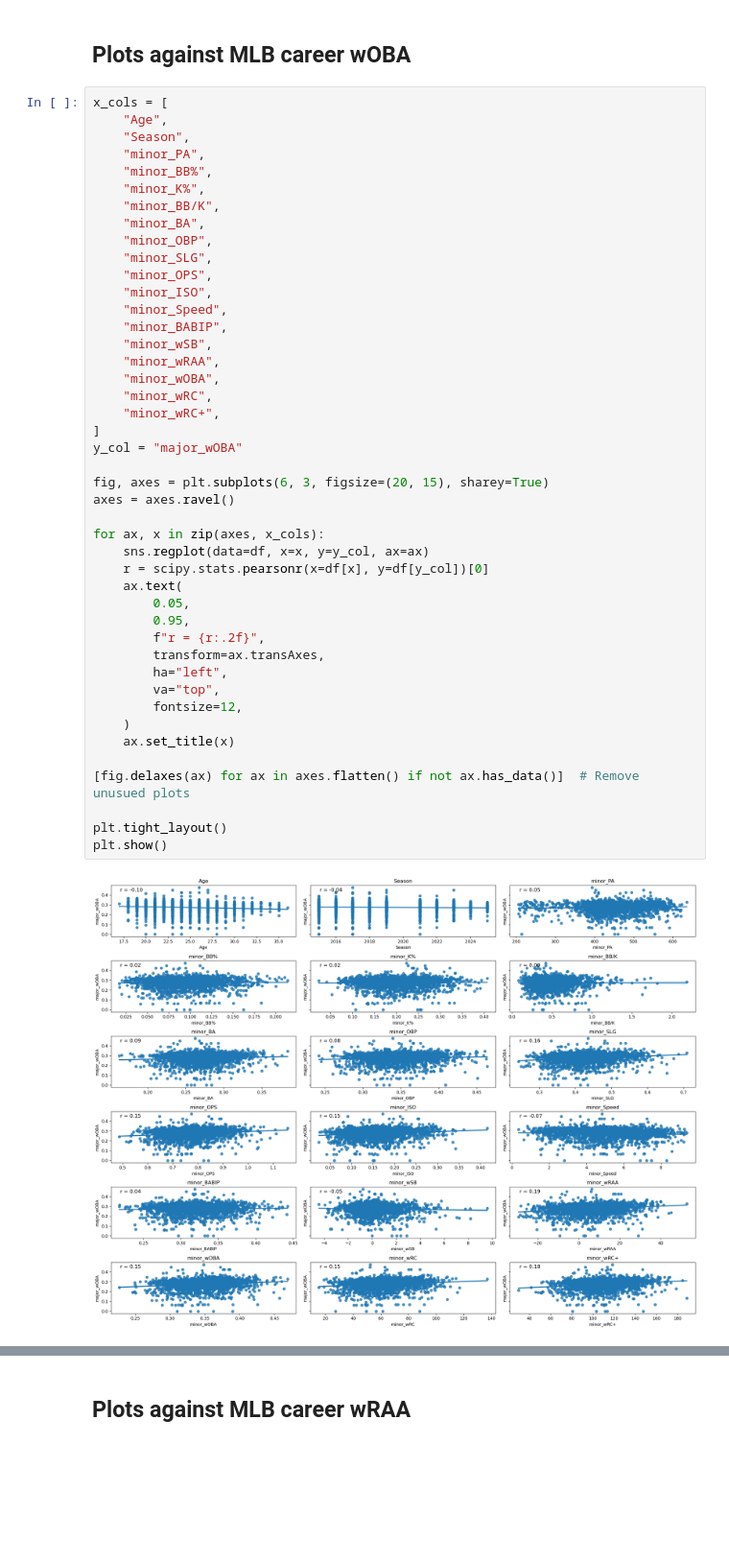
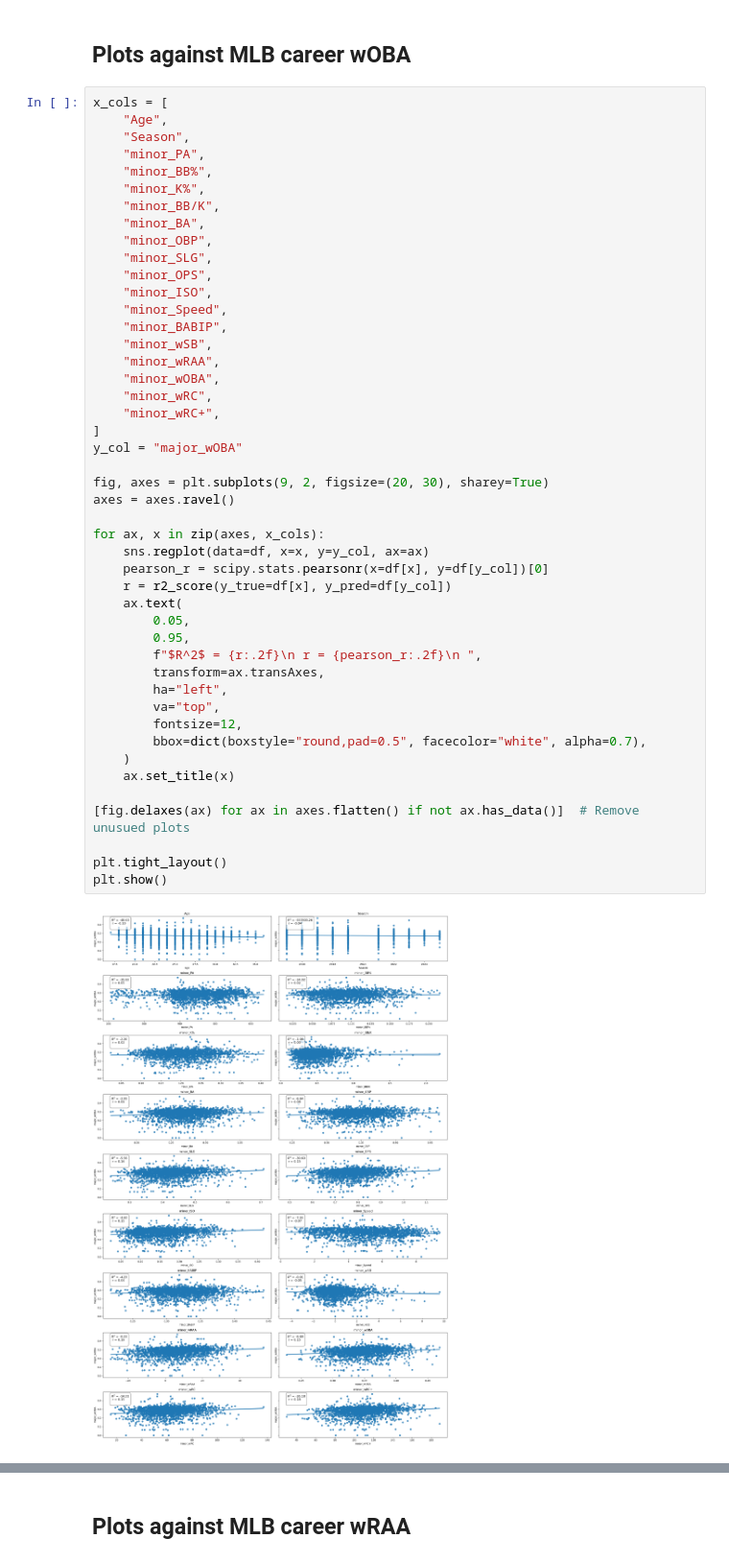
Before and after one commit to AnaqiAmir/MiLB-Prospects-Batting-Projections, a Jupyter notebook: correlation_plots.ipynb, the cells around one changed output, grey strips where cells are left out. Shown at 96% size. Cells and saved outputs as stored; diff of their text form; blank space fills up the shorter version.

Commit message:
feat: add both Coefficient of Determination and Correlation Coefficient into plots

```diff
--- a/correlation_plots.ipynb
+++ b/correlation_plots.ipynb
@@ -41,37 +42,39 @@ x_cols = [
     "minor_ISO",
     "minor_Speed",
     "minor_BABIP",
     "minor_wSB",
     "minor_wRAA",
     "minor_wOBA",
     "minor_wRC",
     "minor_wRC+",
 ]
 y_col = "major_wOBA"
 
-fig, axes = plt.subplots(6, 3, figsize=(20, 15), sharey=True)
+fig, axes = plt.subplots(9, 2, figsize=(20, 30), sharey=True)
 axes = axes.ravel()
 
 for ax, x in zip(axes, x_cols):
     sns.regplot(data=df, x=x, y=y_col, ax=ax)
-    r = scipy.stats.pearsonr(x=df[x], y=df[y_col])[0]
+    pearson_r = scipy.stats.pearsonr(x=df[x], y=df[y_col])[0]
+    r = r2_score(y_true=df[x], y_pred=df[y_col])
     ax.text(
         0.05,
         0.95,
-        f"r = {r:.2f}",
+        f"$R^2$ = {r:.2f}\n r = {pearson_r:.2f}\n ",
         transform=ax.transAxes,
         ha="left",
         va="top",
         fontsize=12,
+        bbox=dict(boxstyle="round,pad=0.5", facecolor="white", alpha=0.7),
     )
     ax.set_title(x)
 
 [fig.delaxes(ax) for ax in axes.flatten() if not ax.has_data()]  # Remove unusued plots
 
 plt.tight_layout()
 plt.show()
 # %% [output]
-[figure, old version]
+[figure, new version]
 # %%
 # Distribution by Team
 order = sorted(df["minor_Team"].unique())
```
Also changed, not shown: parts of 6 cells of this notebook, 4 other files.
